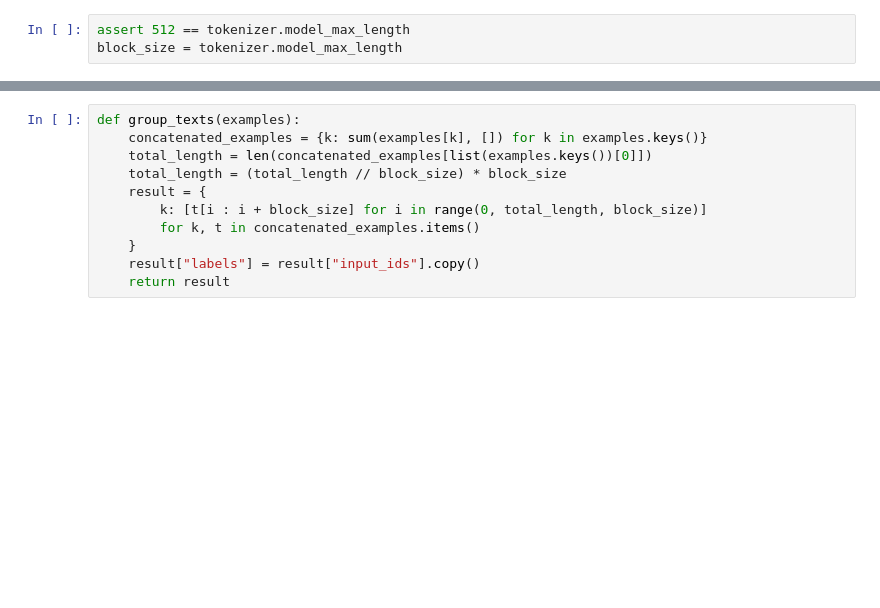
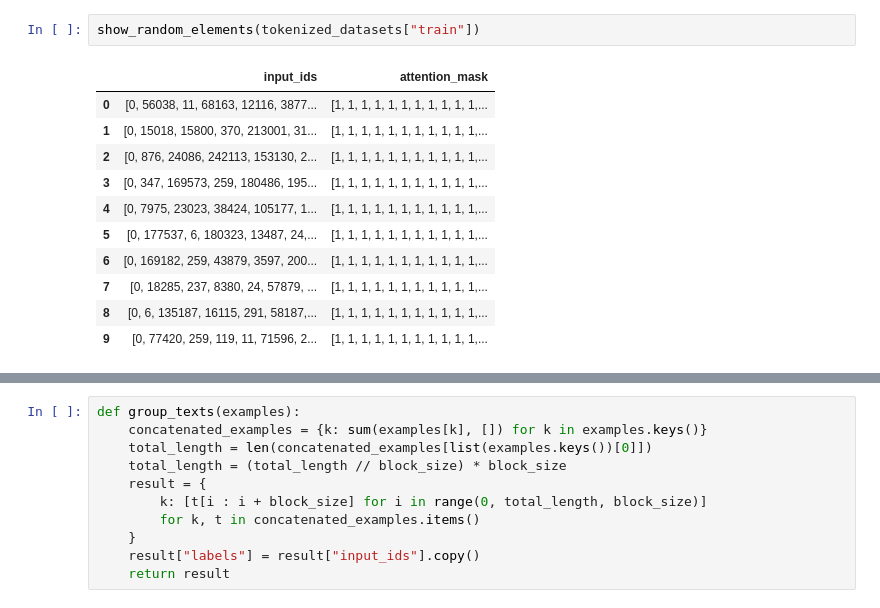
Before and after one commit to jmanwillz/LLMs-and-African-Language, a Jupyter notebook: llms-and-african-language.ipynb, the cells around one changed output, grey strips where cells are left out. Drawn from its saved outputs; the diff is of its cells as text; blank space fills up the shorter version.

```diff
--- a/llms-and-african-language.ipynb
+++ b/llms-and-african-language.ipynb
@@ -31,3 +119,14 @@ tokenized_datasets["train"][10]
-# %%
-assert 512 == tokenizer.model_max_length
-block_size = tokenizer.model_max_length
+# %%
+show_random_elements(tokenized_datasets["train"])
+# %% [output]
+|  | input_ids | attention_mask |
+| 0 | [0, 56038, 11, 68163, 12116, 3877... | [1, 1, 1, 1, 1, 1, 1, 1, 1, 1, 1,... |
+| 1 | [0, 15018, 15800, 370, 213001, 31... | [1, 1, 1, 1, 1, 1, 1, 1, 1, 1, 1,... |
+| 2 | [0, 876, 24086, 242113, 153130, 2... | [1, 1, 1, 1, 1, 1, 1, 1, 1, 1, 1,... |
+| 3 | [0, 347, 169573, 259, 180486, 195... | [1, 1, 1, 1, 1, 1, 1, 1, 1, 1, 1,... |
+| 4 | [0, 7975, 23023, 38424, 105177, 1... | [1, 1, 1, 1, 1, 1, 1, 1, 1, 1, 1,... |
+| 5 | [0, 177537, 6, 180323, 13487, 24,... | [1, 1, 1, 1, 1, 1, 1, 1, 1, 1, 1,... |
+| 6 | [0, 169182, 259, 43879, 3597, 200... | [1, 1, 1, 1, 1, 1, 1, 1, 1, 1, 1,... |
+| 7 | [0, 18285, 237, 8380, 24, 57879, ... | [1, 1, 1, 1, 1, 1, 1, 1, 1, 1, 1,... |
+| 8 | [0, 6, 135187, 16115, 291, 58187,... | [1, 1, 1, 1, 1, 1, 1, 1, 1, 1, 1,... |
+| 9 | [0, 77420, 259, 119, 11, 71596, 2... | [1, 1, 1, 1, 1, 1, 1, 1, 1, 1, 1,... |
```
Also changed, not shown: parts of 23 cells of this notebook.
